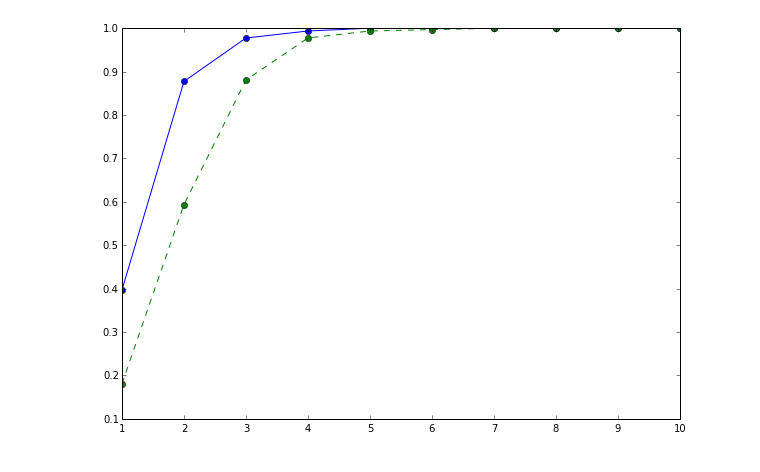
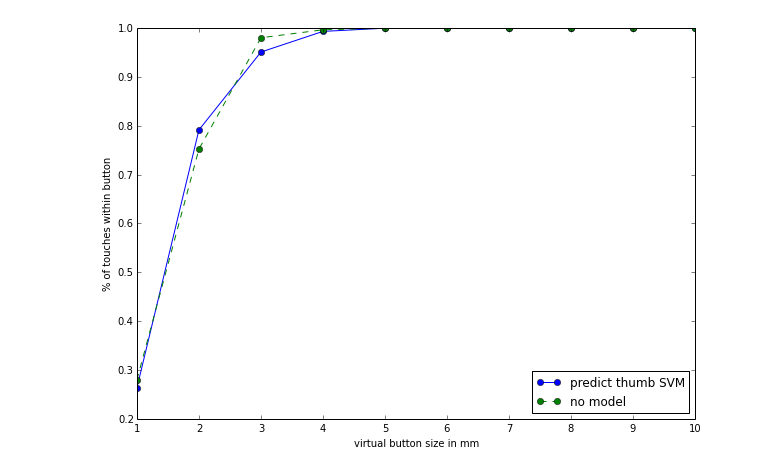
Before and after one commit to Vorte/Level5Project, a Jupyter notebook: notebooks/offsets/PredictThumb.ipynb, the cells around one changed output. Saved outputs shown, nothing was run; the diff lists cells and outputs as text; code cells hidden in the pictures.

```diff
--- a/notebooks/offsets/PredictThumb.ipynb
+++ b/notebooks/offsets/PredictThumb.ipynb
@@ -246,6 +1,6 @@ Mean MSE on on y: 103.09
 # %%
 import numpy as np
-import ast, dataIO, common_functions
+import ast, dataIO, common_functions, os
 from sklearn import cross_validation, linear_model, preprocessing, svm
 from sklearn.grid_search import GridSearchCV
 reload(dataIO)
@@ -297,7 +52,7 @@ def process_twohand(userid):
                 bod.append(dataIO.createlist(line[-1]))
 
 
-process_twohand(5)
+process_twohand(6)
 
 locations = np.array(locations)
 bod = np.array(bod)
@@ -314,9 +69,13 @@ foldno = 1
 se_x = []
 se_y = []
 within_after = []
-kf = cross_validation.KFold(len(y), n_folds=10, shuffle=True)
+kf = cross_validation.KFold(len(y), n_folds=5, shuffle=True)
 
 for train_index, test_index in kf:
+    print
+    print ("##### Fold %d #####"%foldno)
+    print
+
     points_train, points_test = locations[train_index], locations[test_index]
     bod_train, bod_test = bod[train_index], bod[test_index]
     t_x_train, t_x_test = targets_x[train_index], targets_x[test_index]
@@ -331,10 +90,10 @@ for train_index, test_index in kf:
                          'C': [0.001, 0.01, 0.1 ,1, 10, 100, 1000]},
                         {'kernel': ['linear'], 'C': [0.001, 0.01, 0.1 ,1, 10, 100, 1000]}]
 
-    #clf = GridSearchCV(svm.SVC(C=1, cache_size=500), tuned_parameters)
-    clf = svm.SVC(C=10, kernel='rbf', gamma=0.1, cache_size=500)
+    clf = GridSearchCV(svm.SVC(C=1, cache_size=500), tuned_parameters, scoring='roc_auc')
+    #clf = svm.SVC(C=10, kernel='rbf', gamma=0.1, cache_size=500)
     clf.fit(bod_scaled, y_train)
-    #print clf.best_estimator_
+    print clf.best_estimator_
 
     regr_x = []
     regr_y = []
@@ -381,12 +152,15 @@ Mean MSE on y: 148.29
 # %%
 import matplotlib.pyplot as plt
 %matplotlib inline
 
 fig = plt.figure(figsize=(10, 7))
 
-plt.errorbar(range(1,11), within_after, marker="o")
-plt.errorbar(range(1,11), within_before, linestyle="--", marker="o")
+plt.errorbar(range(1,11), within_after, marker="o", label="predict thumb SVM")
+plt.errorbar(range(1,11), within_before, linestyle="--", marker="o", label="no model")
 
+plt.legend(loc='lower right')
+plt.xlabel('virtual button size in mm')
+plt.ylabel('% of touches within button')
 plt.show()
 # %% [output]
-[figure, old version]
+[figure, new version]
```
Also changed, not shown: parts of 2 cells of this notebook, 1 other file.
